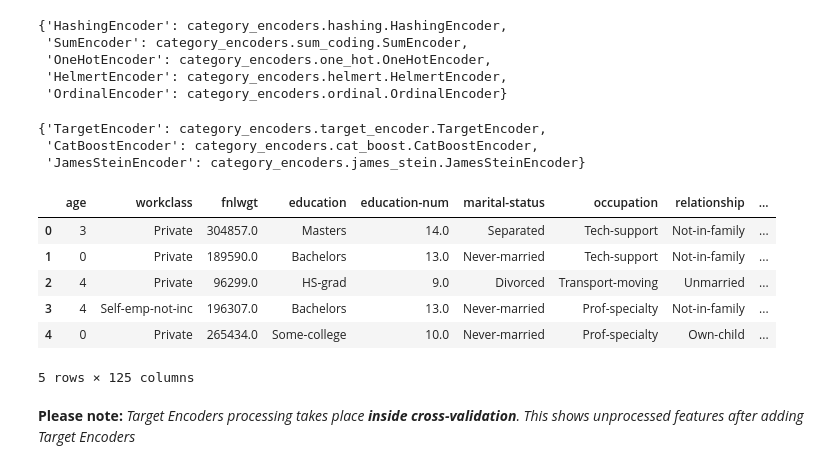
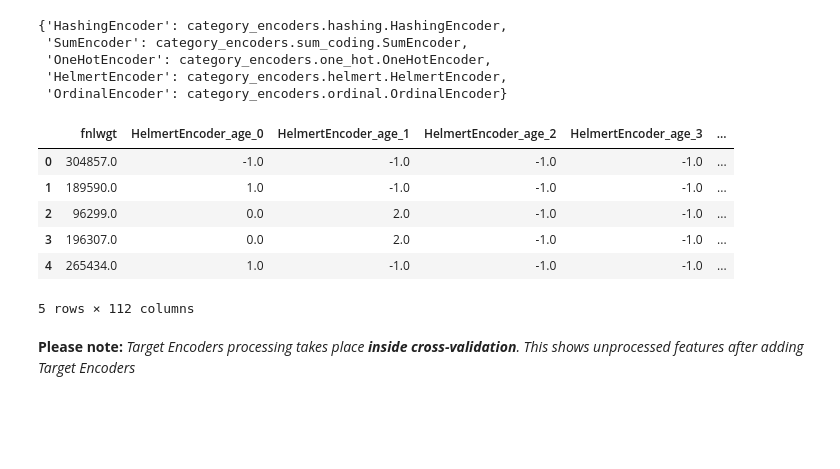
Before and after one commit to Alex-Lekov/AutoML_Alex, a Jupyter notebook: 03_Data_Cleaning_and_Encoding_(DataBunch).ipynb, the cells around one changed output. Cells and saved outputs as stored; diff of their text form; code cells hidden in the pictures; blank space fills up the shorter version.

```diff
--- a/examples/03_Data_Cleaning_and_Encoding_(DataBunch).ipynb
+++ b/03_Data_Cleaning_and_Encoding_(DataBunch).ipynb
@@ -121,32 +120,24 @@ automl_alex.encoders.encoders_names
  'OneHotEncoder': category_encoders.one_hot.OneHotEncoder,
  'HelmertEncoder': category_encoders.helmert.HelmertEncoder,
  'OrdinalEncoder': category_encoders.ordinal.OrdinalEncoder}
-# %%
-# available Target Encoders:
-automl_alex.encoders.target_encoders_names
-# %% [output]
-{'TargetEncoder': category_encoders.target_encoder.TargetEncoder,
- 'CatBoostEncoder': category_encoders.cat_boost.CatBoostEncoder,
- 'JamesSteinEncoder': category_encoders.james_stein.JamesSteinEncoder}
 # %%
 data = DataBunch(X_train=X_train,
                 y_train=y_train,
                 X_test=X_test, # be sure to specify X_test, because the encoder needs all dataset to work.
                 clean_and_encod_data=True,
                 cat_encoder_name='HelmertEncoder',
-                target_encoder_name='JamesSteinEncoder',
                 clean_nan=True, # fillnan
                 #cat_features=categorical_features, # DataBunch can detect categorical features itself.
                 random_state=RANDOM_SEED)
 data.X_train.head(5)
 # %% [output]
-|  | age | workclass | fnlwgt | education | education-num | marital-status | occupation | relationship | ... |
-| 0 | 3 | Private | 304857.0 | Masters | 14.0 | Separated | Tech-support | Not-in-family | ... |
-| 1 | 0 | Private | 189590.0 | Bachelors | 13.0 | Never-married | Tech-support | Not-in-family | ... |
-| 2 | 4 | Private | 96299.0 | HS-grad | 9.0 | Divorced | Transport-moving | Unmarried | ... |
-| 3 | 4 | Self-emp-not-inc | 196307.0 | Bachelors | 13.0 | Never-married | Prof-specialty | Not-in-family | ... |
-| 4 | 0 | Private | 265434.0 | Some-college | 10.0 | Never-married | Prof-specialty | Own-child | ... |
+|  | fnlwgt | HelmertEncoder_age_0 | HelmertEncoder_age_1 | HelmertEncoder_age_2 | HelmertEncoder_age_3 | ... |
+| 0 | 304857.0 | -1.0 | -1.0 | -1.0 | -1.0 | ... |
+| 1 | 189590.0 | 1.0 | -1.0 | -1.0 | -1.0 | ... |
+| 2 | 96299.0 | 0.0 | 2.0 | -1.0 | -1.0 | ... |
+| 3 | 196307.0 | 0.0 | 2.0 | -1.0 | -1.0 | ... |
+| 4 | 265434.0 | 1.0 | -1.0 | -1.0 | -1.0 | ... |
-5 rows × 125 columns
+5 rows × 112 columns
 # %% [markdown]
 **Please note:** *Target Encoders processing takes place **inside cross-validation**. This shows unprocessed features after adding Target Encoders*
 # %% [markdown]
```
Also changed, not shown: parts of 3 cells of this notebook, 17 other files.
